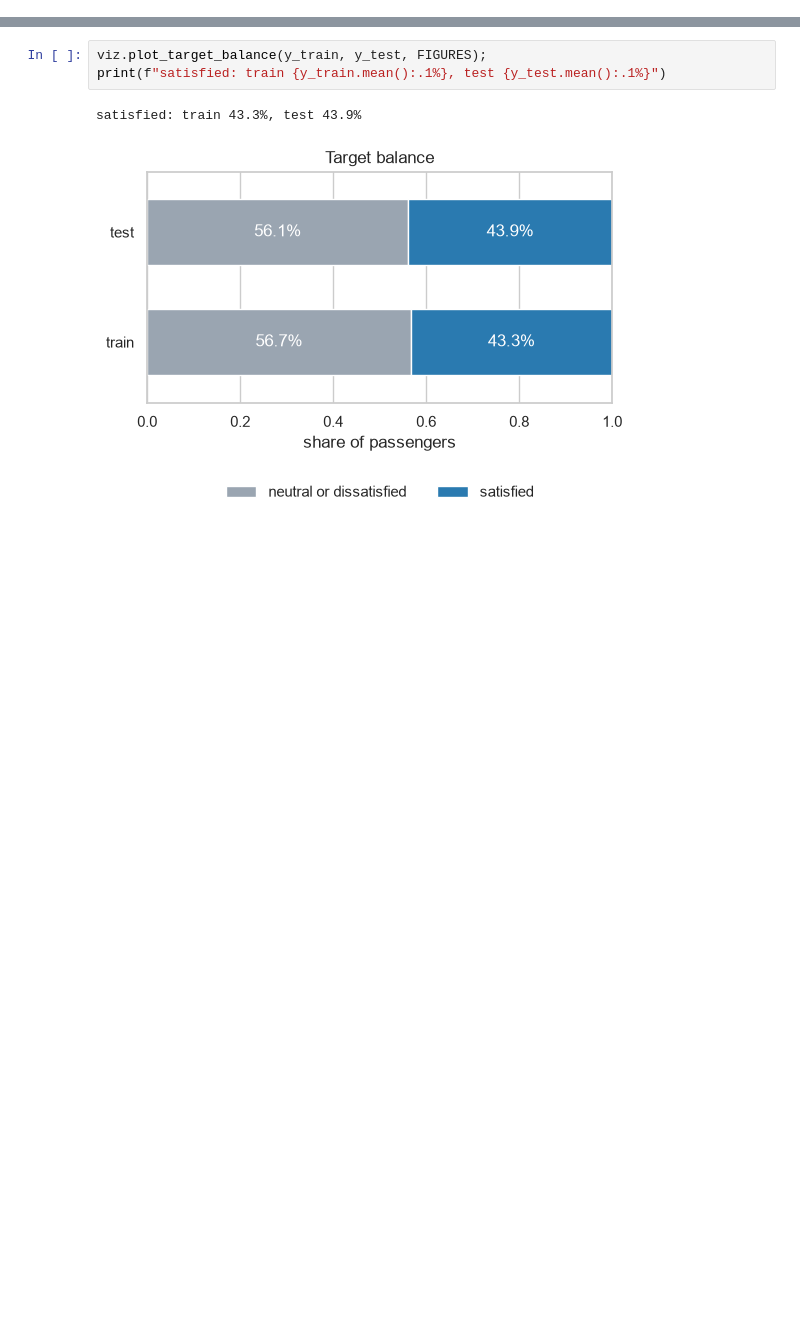
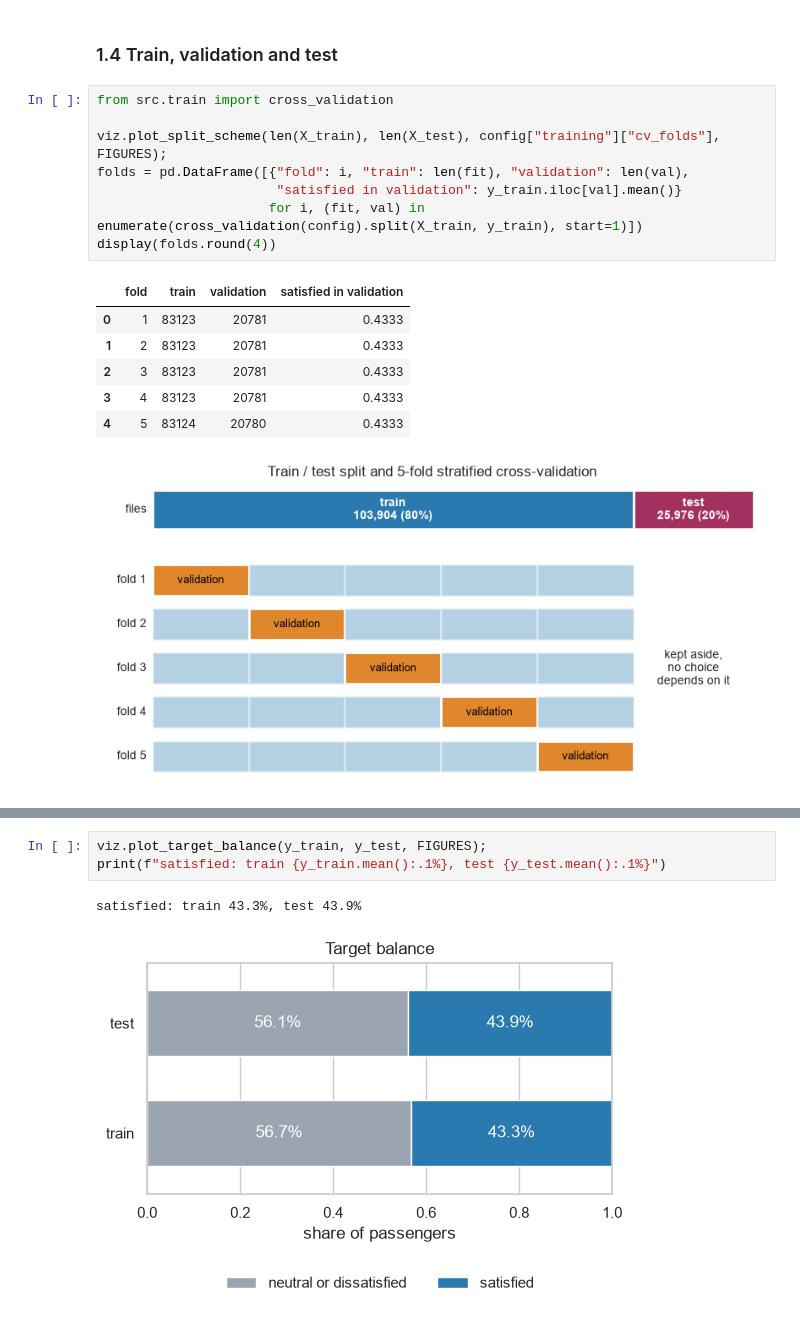
Before and after one commit to emv4n/airline-passenger-satisfaction, a Jupyter notebook: notebooks/01_eda_feature_engineering.ipynb, the cells around one changed output, grey strips where cells are left out. Cells and saved outputs as stored; diff of their text form; blank space fills up the shorter version.

```diff
--- a/notebooks/01_eda_feature_engineering.ipynb
+++ b/notebooks/01_eda_feature_engineering.ipynb
@@ -80,0 +125,18 @@ duplicated rows in train: 0
+# %% [markdown]
+### 1.4 Train, validation and test
+# %%
+from src.train import cross_validation
+
+viz.plot_split_scheme(len(X_train), len(X_test), config["training"]["cv_folds"], FIGURES);
+folds = pd.DataFrame([{"fold": i, "train": len(fit), "validation": len(val),
+                       "satisfied in validation": y_train.iloc[val].mean()}
+                      for i, (fit, val) in enumerate(cross_validation(config).split(X_train, y_train), start=1)])
+display(folds.round(4))
+# %% [output]
+|  | fold | train | validation | satisfied in validation |
+| 0 | 1 | 83123 | 20781 | 0.4333 |
+| 1 | 2 | 83123 | 20781 | 0.4333 |
+| 2 | 3 | 83123 | 20781 | 0.4333 |
+| 3 | 4 | 83123 | 20781 | 0.4333 |
+| 4 | 5 | 83124 | 20780 | 0.4333 |
+[figure, added]
```
Also changed, not shown: parts of 18 cells of this notebook, 13 other files.
